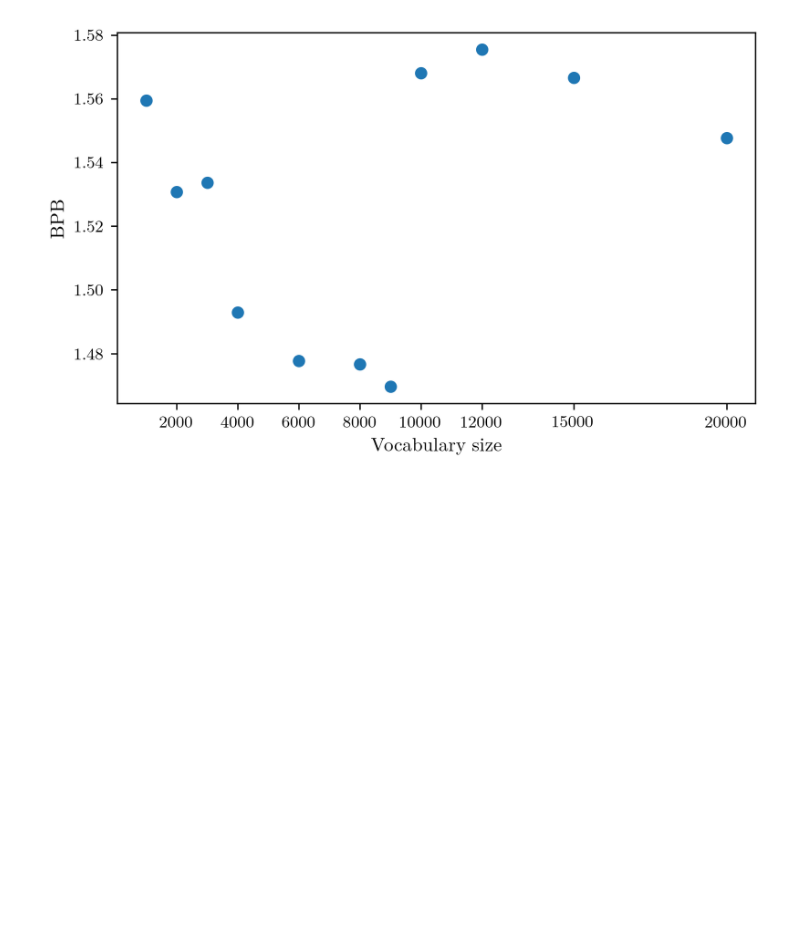
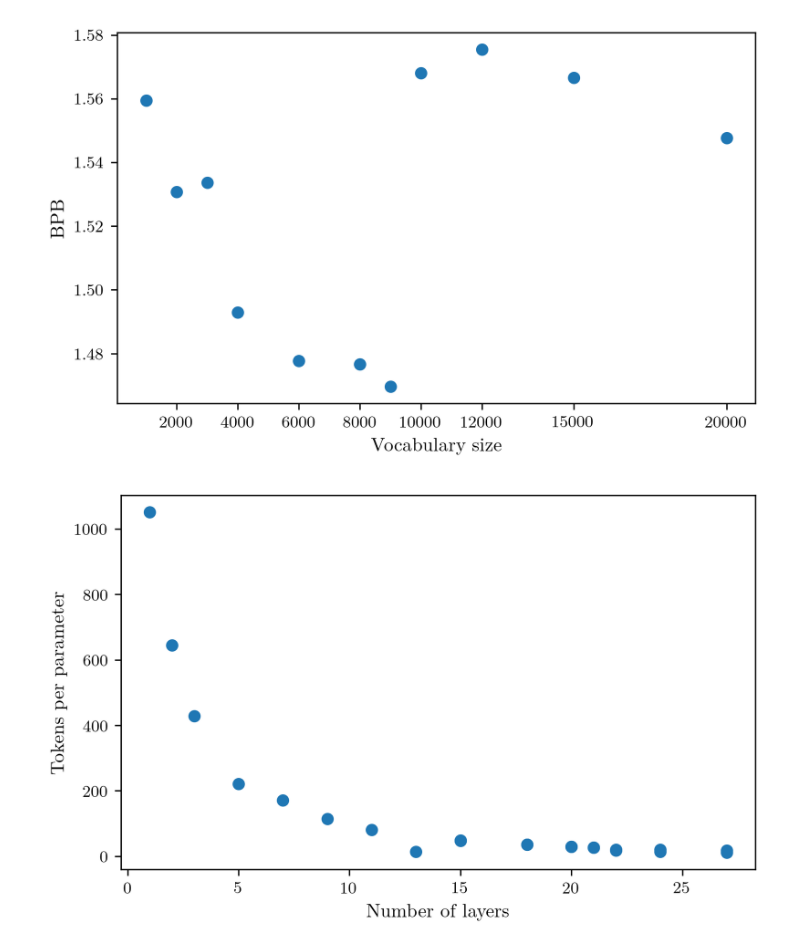
Before and after one commit to samasutherland/little-language-models, a Jupyter notebook: notebooks/explore_learning_rates.ipynb, the cells around one changed output. Saved outputs shown, nothing was run; the diff lists cells and outputs as text; code cells hidden in the pictures; blank space fills up the shorter version.

```diff
--- a/notebooks/explore_learning_rates.ipynb
+++ b/notebooks/explore_learning_rates.ipynb
@@ -235,3 +221,14 @@ plt.tight_layout()
 plt.savefig("figures/vocab_sweep.png")
 # %% [output]
 [figure]
+# %%
+plot_df = single_metrics_df[single_metrics_df["experiment"] == "tokens_per_parameter_search"].dropna(subset=["num_layers", "tokens_per_parameter"])
+
+fig, ax = plt.subplots(figsize=big_fig)
+ax.scatter(plot_df["num_layers"], plot_df["tokens_per_parameter"])
+ax.set_xlabel("Number of layers")
+ax.set_ylabel("Tokens per parameter")
+plt.tight_layout()
+plt.savefig("figures/tokens_per_parameter_vs_num_layers.png")
+# %% [output]
+[figure, added]
```
Also changed, not shown: parts of 8 cells of this notebook, 2 other files.
